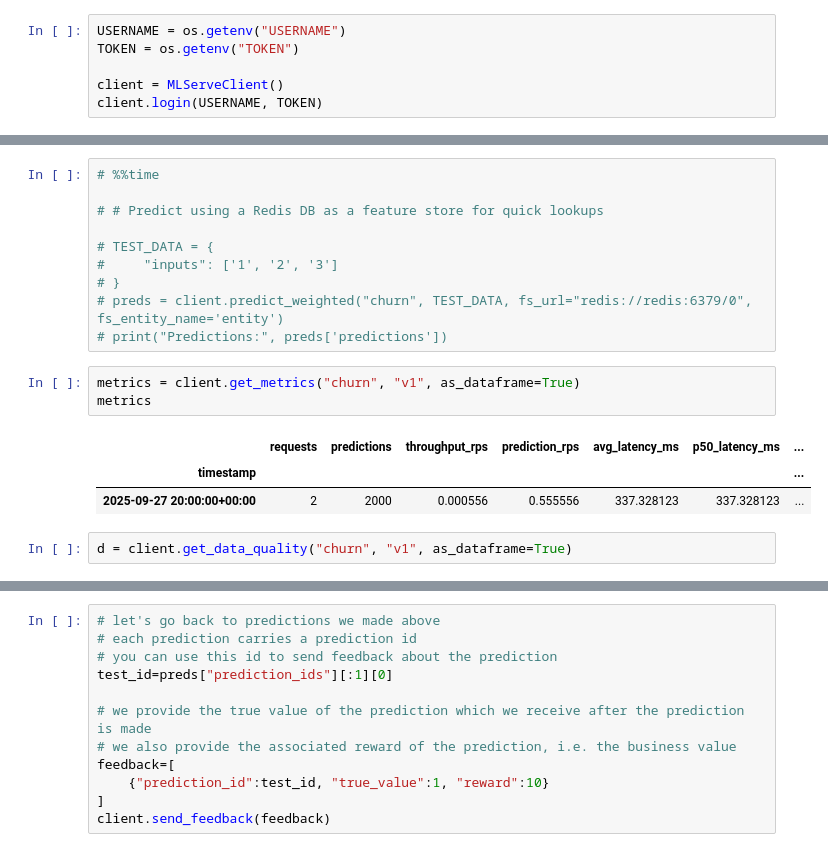
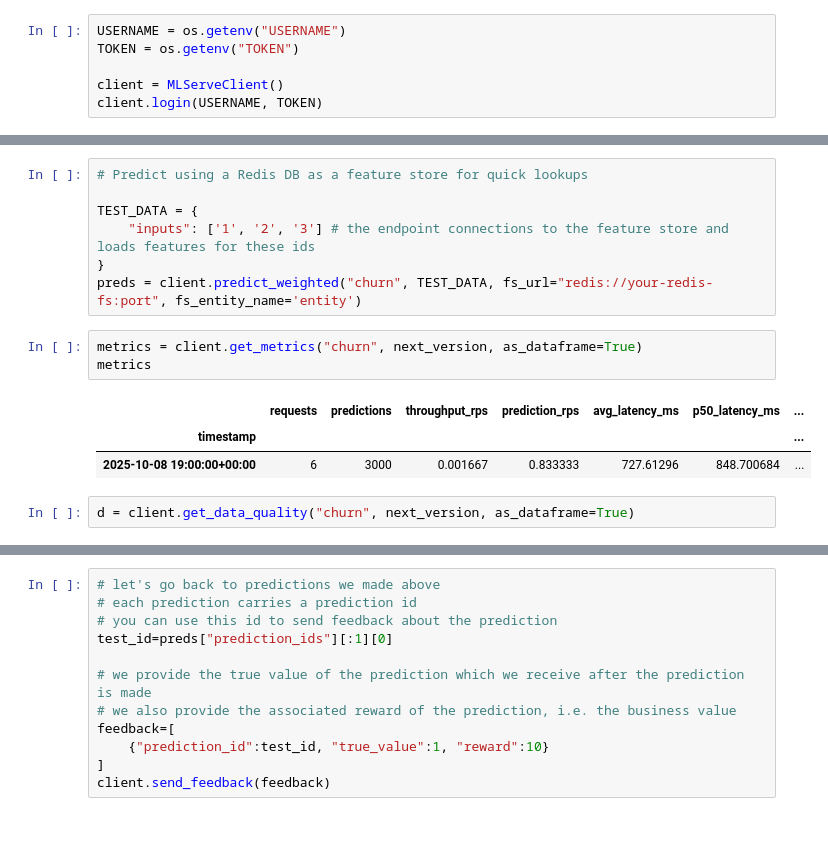
Before and after one commit to nikosga/mlserve.com-notebooks, a Jupyter notebook: notebooks/intro-with-xgboost.ipynb, the cells around one changed output, grey strips where cells are left out. Drawn from its saved outputs; the diff is of its cells as text.

```diff
--- a/notebooks/mlserve-demo-quick-start.ipynb
+++ b/notebooks/intro-with-xgboost.ipynb
@@ -159,22 +169,19 @@ Wall time: 553 ms
 # %%
-# %%time
+# Predict using a Redis DB as a feature store for quick lookups
 
-# # Predict using a Redis DB as a feature store for quick lookups
-
-# TEST_DATA = {
-#     "inputs": ['1', '2', '3']
-# }
-# preds = client.predict_weighted("churn", TEST_DATA, fs_url="redis://redis:6379/0", fs_entity_name='entity')
-# print("Predictions:", preds['predictions'])
+TEST_DATA = {
+    "inputs": ['1', '2', '3'] # the endpoint connections to the feature store and loads features for these ids
+}
+preds = client.predict_weighted("churn", TEST_DATA, fs_url="redis://your-redis-fs:port", fs_entity_name='entity')
 # %%
-metrics = client.get_metrics("churn", "v1", as_dataframe=True)
+metrics = client.get_metrics("churn", next_version, as_dataframe=True)
 metrics
 # %% [output]
 |  | requests | predictions | throughput_rps | prediction_rps | avg_latency_ms | p50_latency_ms | ... |
 | timestamp |  |  |  |  |  |  | ... |
-| 2025-09-27 20:00:00+00:00 | 2 | 2000 | 0.000556 | 0.555556 | 337.328123 | 337.328123 | ... |
+| 2025-10-08 19:00:00+00:00 | 6 | 3000 | 0.001667 | 0.833333 | 727.61296 | 848.700684 | ... |
 # %%
-d = client.get_data_quality("churn", "v1", as_dataframe=True)
+d = client.get_data_quality("churn", next_version, as_dataframe=True)
 # %%
 d['missingness']
 # %% [output]
```
Also changed, not shown: parts of 24 cells of this notebook, 2 other files.
